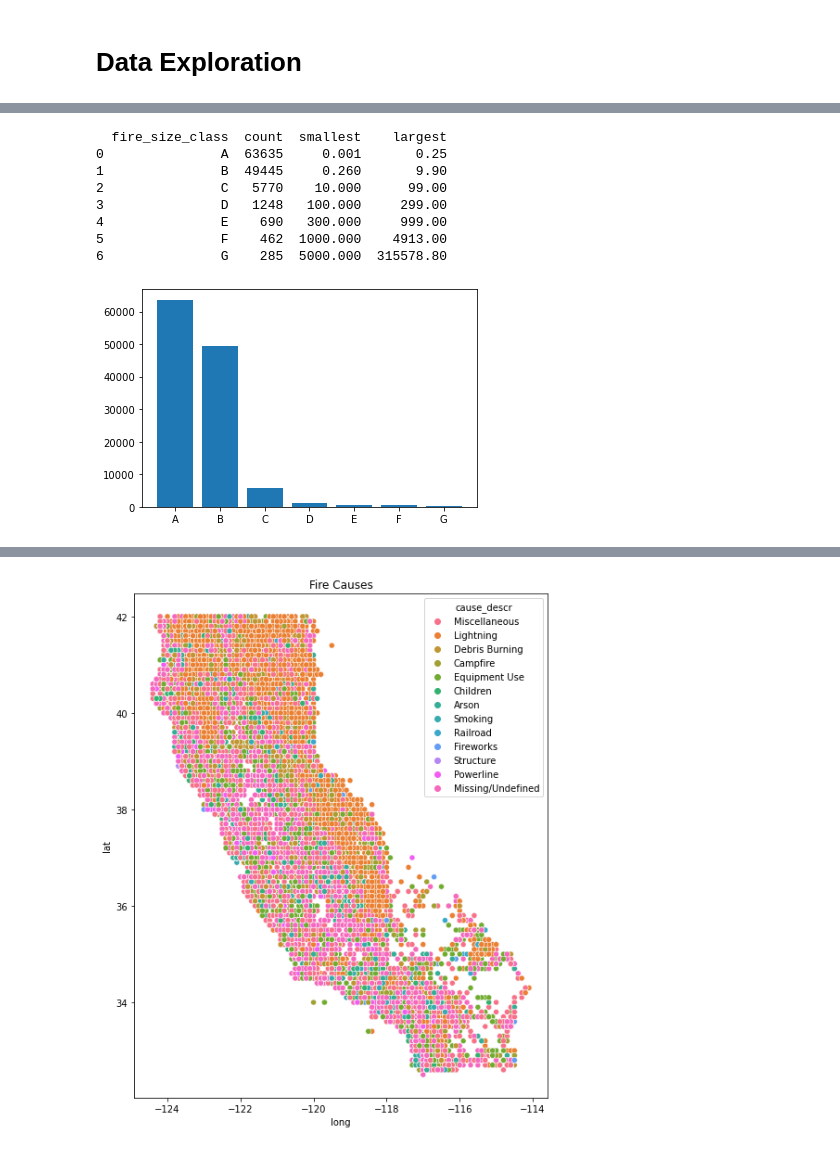
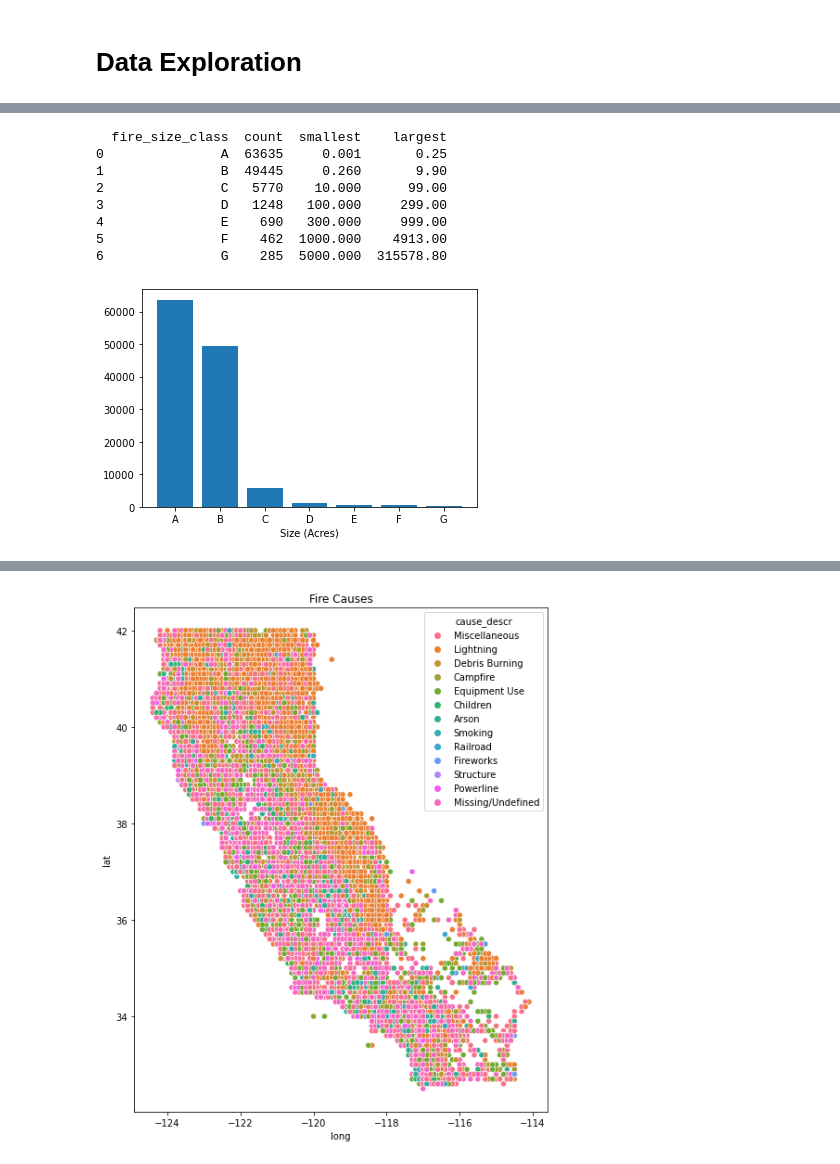
Before and after one commit to eerichmond/ml-wildfire-prediction, a Jupyter notebook: data_exploration.ipynb, the cells around one changed output, grey strips where cells are left out. Drawn from its saved outputs; the diff is of its cells as text; code cells hidden in the pictures.

```diff
--- a/data_exploration.ipynb
+++ b/data_exploration.ipynb
@@ -45,28 +46,29 @@ dtype: bool
 # %%
 conn = sqlite3.connect('/Users/eerichmo/Documents/fires.sqlite')
 cur = conn.cursor()
 
 df_fire_class = pd.read_sql_query("""
 select fire_size_class, count(*) as count, min(fire_size) as smallest, max(fire_size) as largest
 from fires
 group by fire_size_class
 order by fire_size_class
 """, conn)
 
 print(df_fire_class)
 plt.bar('fire_size_class', 'count', data = df_fire_class)
+plt.xlabel('Size (Acres)')
 
 conn.close()
 # %% [output]
   fire_size_class  count  smallest    largest
 0               A  63635     0.001       0.25
 1               B  49445     0.260       9.90
 2               C   5770    10.000      99.00
 3               D   1248   100.000     299.00
 4               E    690   300.000     999.00
 5               F    462  1000.000    4913.00
 6               G    285  5000.000  315578.80
-[figure, old version]
+[figure, new version]
 # %%
 conn = sqlite3.connect('/Users/eerichmo/Documents/fires.sqlite')
 cur = conn.cursor()
```
Also changed, not shown: parts of 8 cells of this notebook, 3 other files.
